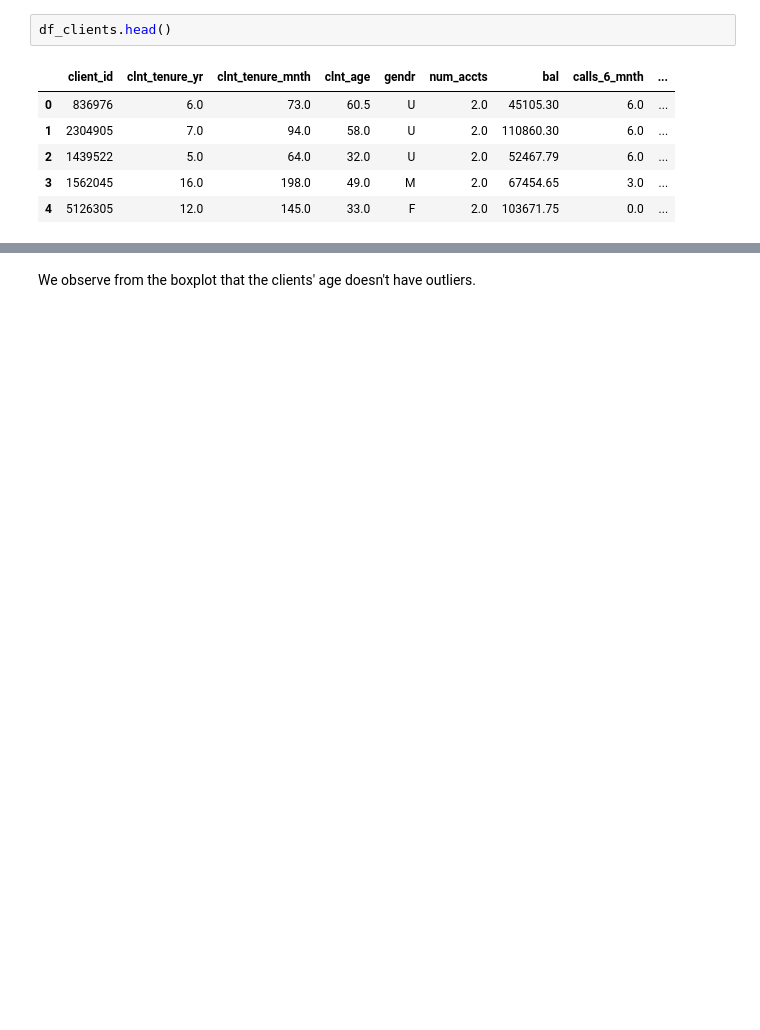
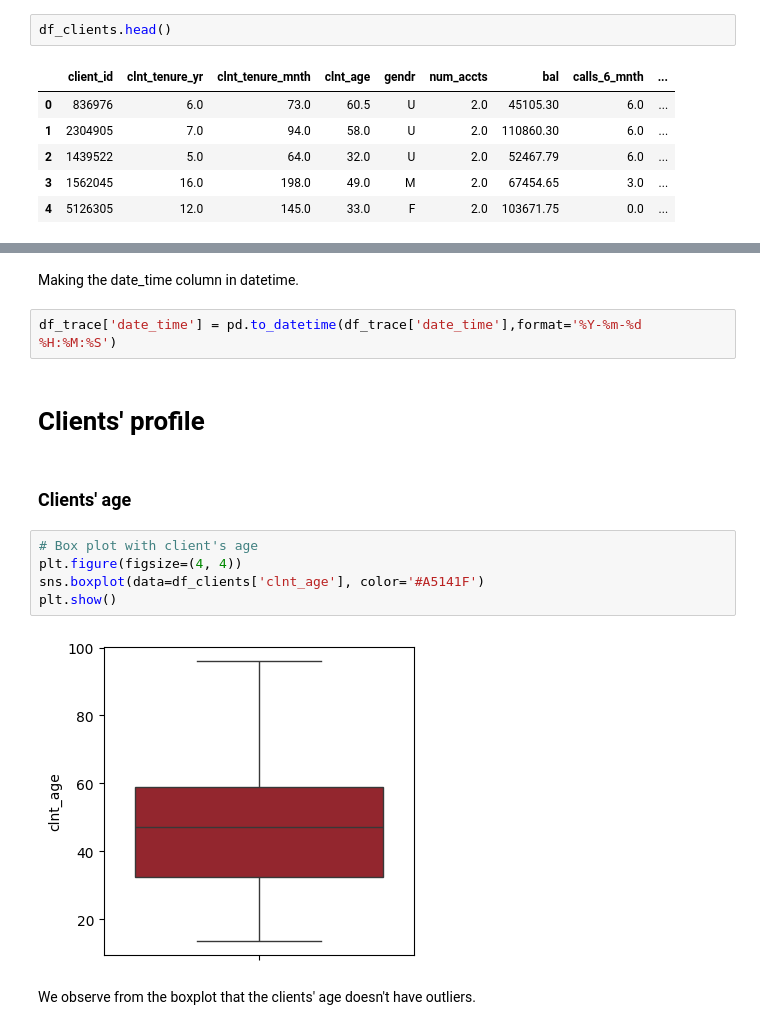
Before and after one commit to dimitsagk/AB_Testing_Analysis, a Jupyter notebook: notebooks/Project_01_Initial_Exploration.ipynb, the cells around one changed output, grey strips where cells are left out. Drawn from its saved outputs; the diff is of its cells as text; blank space fills up the shorter version.

```diff
--- a/notebooks/Project_01_Initial_Exploration.ipynb
+++ b/notebooks/Project_01_Initial_Exploration.ipynb
@@ -381,2 +148,17 @@ sns.boxplot(data=df_clients['clnt_age'], color='limegreen')
+# %% [markdown]
+Making the date_time column in datetime.
+# %%
+df_trace['date_time'] = pd.to_datetime(df_trace['date_time'],format='%Y-%m-%d %H:%M:%S')
+# %% [markdown]
+# Clients' profile
+# %% [markdown]
+### Clients' age
+# %%
+# Box plot with client's age
+plt.figure(figsize=(4, 4))
+sns.boxplot(data=df_clients['clnt_age'], color='#A5141F')
+plt.show()
+# %% [output]
+[figure, added]
 # %% [markdown]
 We observe from the boxplot that the clients' age doesn't have outliers.
```
Also changed, not shown: parts of 85 cells of this notebook.
